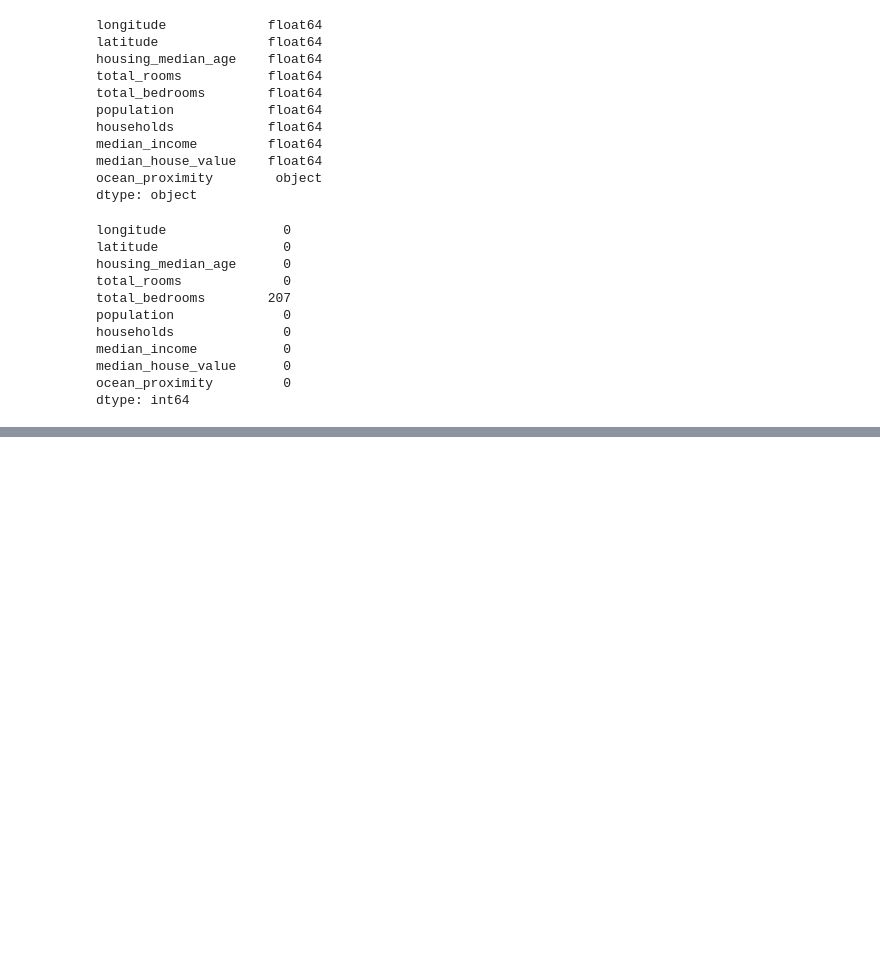
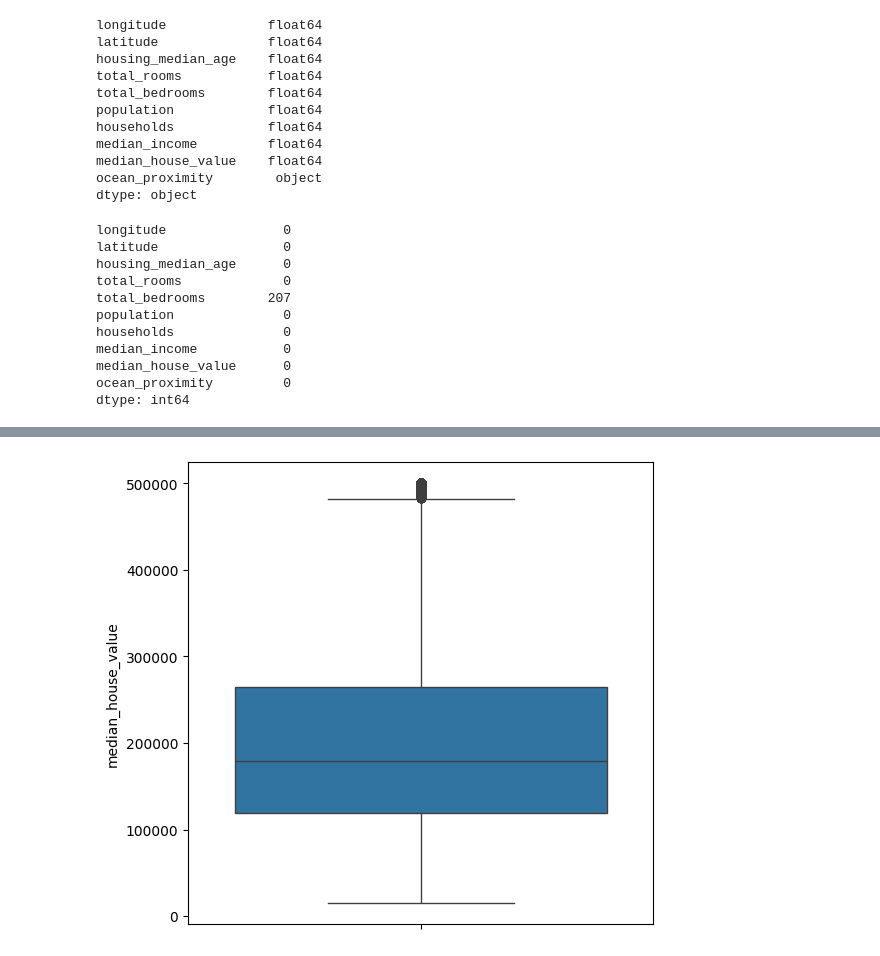
Before and after one commit to Pedrosmn/california-housing-prices, a Jupyter notebook: notebooks/main.ipynb, the cells around one changed output, grey strips where cells are left out. Drawn from its saved outputs; the diff is of its cells as text; code cells hidden in the pictures; blank space fills up the shorter version.

```diff
--- a/notebooks/main.ipynb
+++ b/notebooks/main.ipynb
@@ -102,0 +123,6 @@ Name: count, dtype: int64
+# %%
+plt.figure(figsize=(6, 6))
+sns.boxplot(y=df['median_house_value'])
+plt.show()
+# %% [output]
+[figure, added]
```
Also changed, not shown: parts of 15 cells of this notebook.
